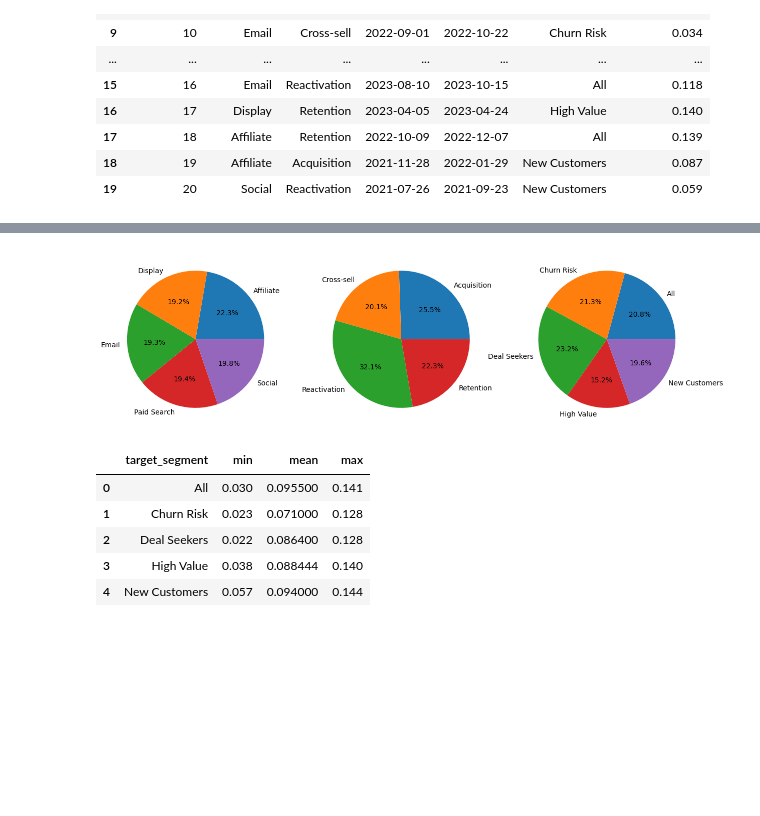
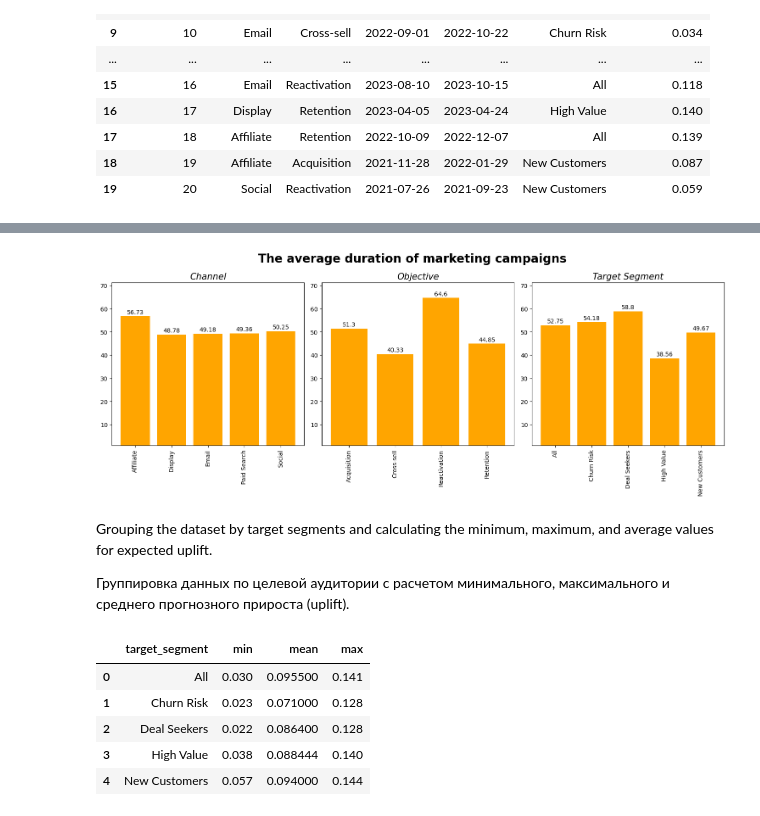
Before and after one commit to abdyrahym-begenjov/kaggle-data-analysis, a Jupyter notebook: Marketing & E-Commerce/e-commerce.ipynb, the cells around one changed output, grey strips where cells are left out. Saved outputs shown, nothing was run; the diff lists cells and outputs as text; code cells hidden in the pictures; blank space fills up the shorter version.

Commit message:
Marketing & E-Commerce Analysis Version 3.0
Fixed bugs and improved code in the data analysis notebook.

```diff
--- a/Marketing & E-Commerce/e-commerce.ipynb
+++ b/Marketing & E-Commerce/e-commerce.ipynb
@@ -158,14 +195,22 @@ display(group_df1.sort_values(by='days', ascending=False).head(20))
 # %%
-fig, (ax1, ax2, ax3)=plt.subplots(1, 3, figsize=(15, 12))
-pie1=group_df1.groupby('channel', as_index=False)['days'].agg(lambda x: np.round(x.mean(), 2))
-ax1.pie(x=pie1['days'], labels=pie1['channel'], autopct='%1.1f%%')
-pie2=group_df1.groupby('objective', as_index=False)['days'].agg(lambda x: np.round(x.mean(), 2))
-ax2.pie(x=pie2['days'], labels=pie2['objective'], autopct='%1.1f%%')
-pie3=group_df1.groupby('target_segment', as_index=False)['days'].agg(lambda x: np.round(x.mean(), 2))
-ax3.pie(x=pie3['days'], labels=pie3['target_segment'], autopct='%1.1f%%')
+fig, axes=plt.subplots(1, 3, figsize=(15, 6))
+for n, row in enumerate(['channel', 'objective', 'target_segment']):
+    bar_value=group_df1.groupby(row, as_index=False)['days'].agg(lambda x: np.round(x.mean(), 2))
+    axes[n].bar(bar_value[row], bar_value['days'], color='orange')
+    for i in axes[n].containers:
+        axes[n].bar_label(i, padding=2)
+    axes[n].set_ylim(1, group_df1['days'].max()*0.8)
+    axes[n].tick_params(axis='x', rotation=90)
+    axes[n].set_title(row.replace('_', ' ').title(), style='italic', fontsize=15)
+plt.suptitle('The average duration of marketing campaigns', fontsize=20, fontweight='bold')
+plt.tight_layout()
 plt.show()
 # %% [output]
-[figure, old version]
+[figure, new version]
+# %% [markdown]
+Grouping the dataset by target segments and calculating the minimum, maximum, and average values for expected uplift.
+
+Группировка данных по целевой аудитории с расчетом минимального, максимального и среднего прогнозного прироста (uplift).
 # %%
 display(df1.groupby('target_segment', as_index=False)['expected_uplift'].agg(['min', 'mean', 'max']))
 # %% [output]
```
Also changed, not shown: parts of 51 cells of this notebook.
